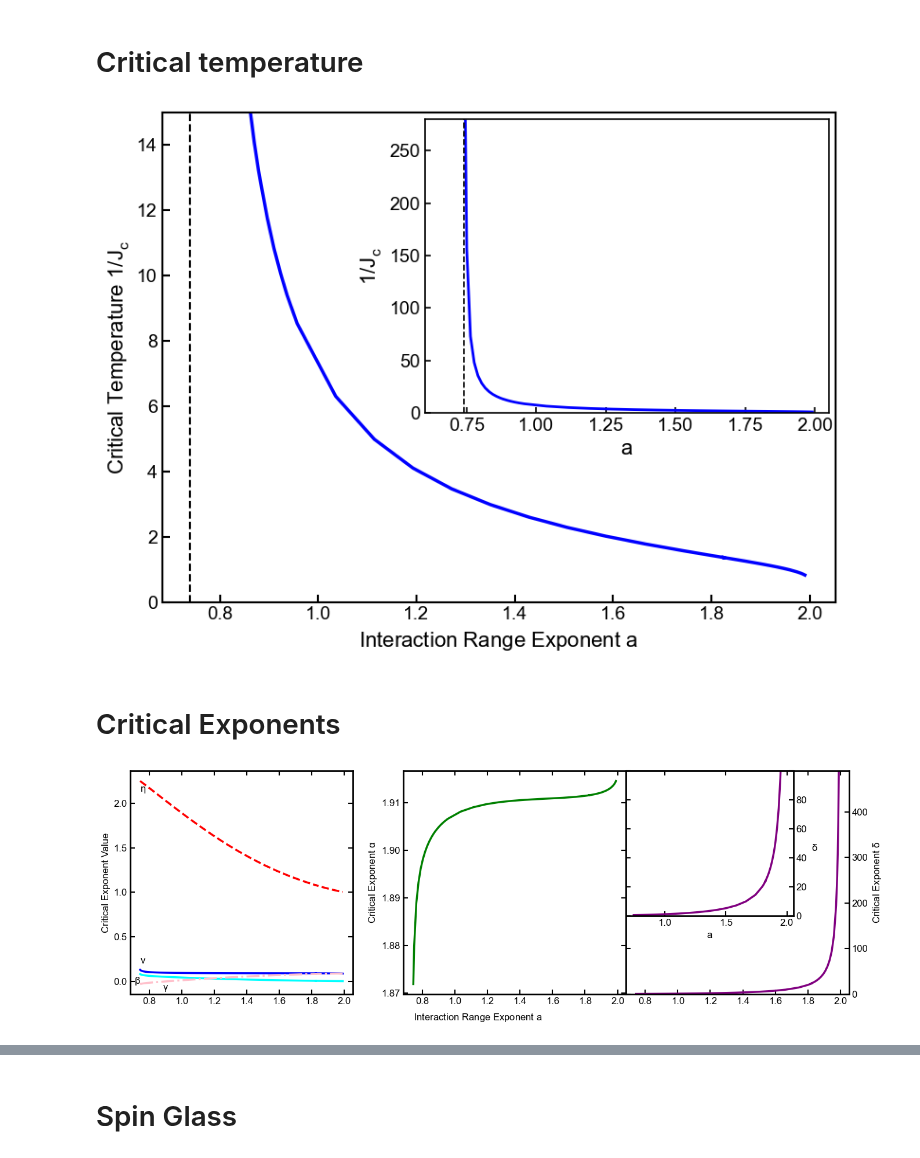
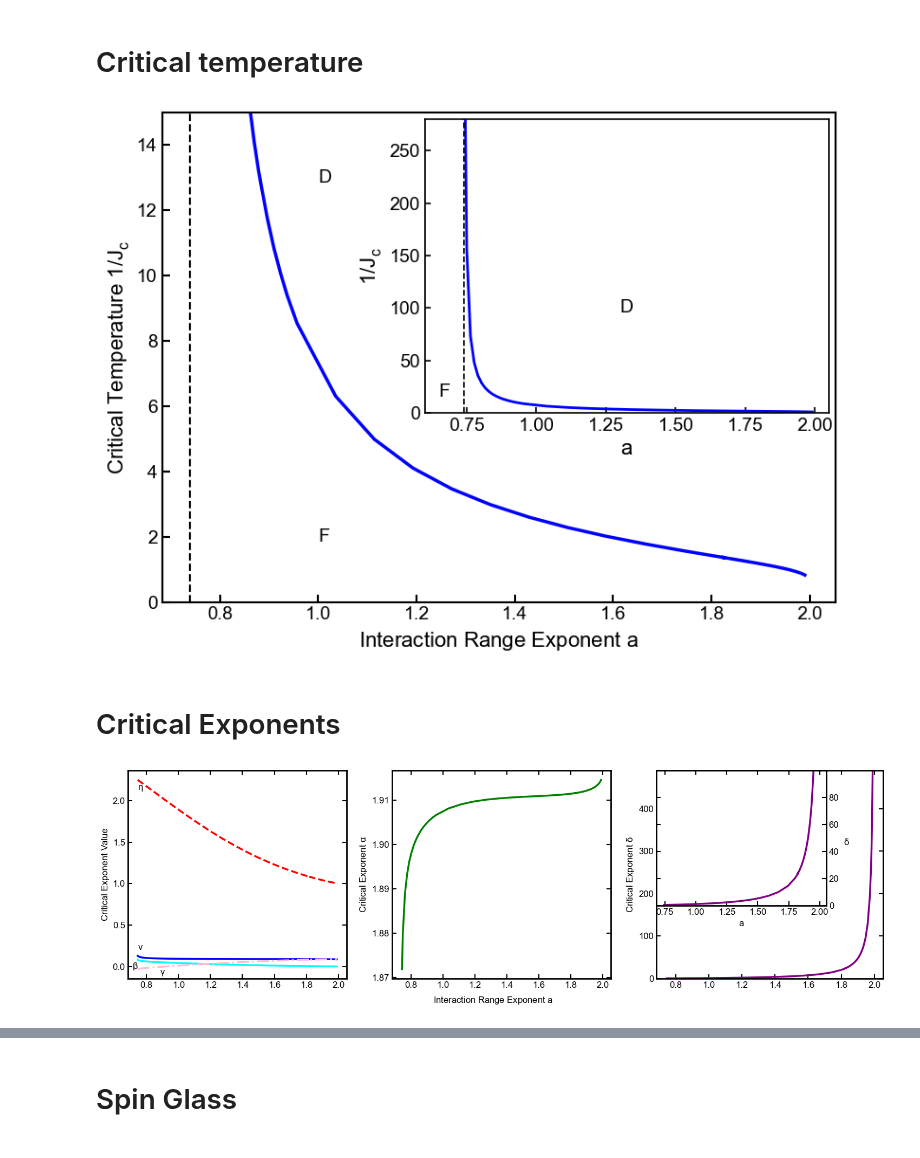
Before and after one commit to erbilcanartun/long-range-ising-chain, a Jupyter notebook: notebooks/plot_data.ipynb, the cells around one changed output, grey strips where cells are left out. Cells and saved outputs as stored; diff of their text form; code cells hidden in the pictures.

```diff
--- a/notebooks/plot_data.ipynb
+++ b/notebooks/plot_data.ipynb
@@ -11,9 +11,9 @@ sys.path.append(os.path.abspath(os.path.join(os.getcwd(), '..', 'lib')))
 from utils import load_exponents_csv
 
 # Load the saved exponents data
-loaded_data = load_exponents_csv(filename="../data/exponents.csv")
-if loaded_data:
-    n_values, Jcs, nus, alphas, etas, deltas = loaded_data
+loaded_data = load_exponents_csv(filename="../data/exponents_all.csv")
+n_values, Jcs, nus, alphas, etas, deltas, betas, gammas = loaded_data
+
 
 # Set up figure with two vertically stacked subplots, sharing x-axis
 plt.rcParams['text.usetex'] = False
@@ -45,14 +45,20 @@ ax_inset.tick_params(axis='both', which='major', labelsize=14, width=1.2, length
 for spine in ax_inset.spines.values():
     spine.set_linewidth(1.2)
 
+ax.text(1, 13, 'D', fontsize=14, color='k', ha='left', va='center')
+ax.text(1, 2, 'F', fontsize=14, color='k', ha='left', va='center')
+
+ax_inset.text(1.3, 100, 'D', fontsize=14, color='k', ha='left', va='center')
+ax_inset.text(.65, 20, 'F', fontsize=14, color='k', ha='left', va='center')
+
 # Adjust layout to prevent overlap
 fig.tight_layout()
 
 # Save and show the plot
-plt.savefig('../figures/critical_temperature.eps', bbox_inches='tight')
+plt.savefig('../figures/critical_temperature.png', bbox_inches='tight')
 plt.show()
 # %% [output]
-[figure, old version]
+[figure, new version]
 # %% [markdown]
 # Critical Exponents
 # %%
@@ -75,13 +81,13 @@ plt.rcParams['font.family'] = 'Arial'
 plt.rcParams.update({'mathtext.default': 'regular'})
 
 # Create figure with 3 panels side by side
-fig = plt.figure(figsize=(16, 5), dpi=100)
+fig = plt.figure(figsize=(18, 5), dpi=100)
 #gs = gridspec.GridSpec(1, 3, width_ratios=[1, 1, 1], wspace=0.1)
 gs = gridspec.GridSpec(1, 100, wspace=0.0)  # 100 columns for fine control
 
 # Left panel: nu and eta (spanning columns 0 to 30, leaving space)
 #ax1 = fig.add_subplot(gs[0])
-ax1 = fig.add_subplot(gs[0, 0:31])
+ax1 = fig.add_subplot(gs[0, 0:29])
 ax1.plot(n_values, nus, marker='', linestyle='-', linewidth=2.5, color='blue', label=r'$\nu$')
 ax1.plot(n_values, etas, marker='', linestyle='--', linewidth=2.5, color='red', label=r'$\eta$')
 ax1.plot(n_values, betas, marker='', linestyle='-', linewidth=2.5, color='cyan', label=r'$\beta$')
@@ -99,7 +105,7 @@ ax1.text(n_values[1]-0.04, betas[0]-.08, r'$\beta$', fontsize=12, color='k', ha=
 ax1.text(n_values[12], gammas[0]-.05, r'$\gamma$', fontsize=12, color='k', ha='left', va='center')
 
 # Middle panel: alpha (spanning columns 35 to 65, leaving gap from ax1)
-ax2 = fig.add_subplot(gs[0, 38:69])
+ax2 = fig.add_subplot(gs[0, 35:64])
 #ax2 = fig.add_subplot(gs[1])
 ax2.plot(n_values, alphas, marker='', linestyle='-', linewidth=2.5, color='green', label=r'$\alpha$')
 ax2.set_xlabel('Interaction Range Exponent a')
@@ -114,7 +120,7 @@ plt.setp(ax2.get_yticklabels(), visible=True)
 
 # Right panel: delta with inset (spanning columns 65 to 100, no gap from ax2)
 #ax3 = fig.add_subplot(gs[2])
-ax3 = fig.add_subplot(gs[0, 69:100])
+ax3 = fig.add_subplot(gs[0, 70:100])
 ax3.plot(n_values, deltas, marker='', linestyle='-', linewidth=2.5, color='purple', label=r'$\delta$')
 ax3.set_xlabel('Interaction Range Exponent a')
 ax3.set_ylabel(r'Critical Exponent $\delta$', fontsize=12)
@@ -123,40 +129,40 @@ ax3.set_ylabel(r'Critical Exponent $\delta$', fontsize=12)
 ax3.grid(False)
 ax3.set_ylim(0, 490)
 ax3.tick_params(axis='both', which='major', labelsize=12, width=1.5, length=6, direction='in',
-               bottom=True, top=True, left=True, right=True, labelleft=False, labelright=True)
-ax3.yaxis.set_label_position("right")
+               bottom=True, top=True, left=True, right=True, labelleft=True, labelright=False)
+#ax3.yaxis.set_label_position("right")
 plt.setp(ax3.get_yticklabels(), visible=True)
 #ax3.text(n_values[0], 20, r'$\delta$', fontsize=12, color='k', ha='left', va='center')
 
 # Inset for delta (plotted freely)
 inset_ax = ax3.inset_axes([0, 0.35, 0.75, 0.65])  # [x, y, width, height]
 inset_ax.plot(n_values, deltas, marker='', linestyle='-', linewidth=2.5, color='purple')
 inset_ax.set_xlabel('a', fontsize=12)
 inset_ax.set_ylabel(r'$\delta$', fontsize=12, rotation=0, labelpad=10)
 inset_ax.yaxis.set_label_position("right")
 inset_ax.grid(False)
 inset_ax.set_ylim(0, 100)
 inset_ax.set_yticks([0, 20, 40, 60, 80, 100])
 inset_ax.set_yticklabels(['0', '20', '40', '60', '80', ''])
 inset_ax.tick_params(axis='y', labelleft=False, labelright=True)
 inset_ax.tick_params(axis='both', which='major', labelsize=12, width=1.5, length=6, direction='in',
                     bottom=True, top=True, left=True, right=True, labelright=True)
 
 # Remove individual x-axis labels and add a single x-axis label
 ax1.set_xlabel('')
 ax2.set_xlabel('')
 ax3.set_xlabel('')
 fig.supxlabel('Interaction Range Exponent $a$', fontsize=12)
 
 # Adjust layout to minimize blank space
 #fig.tight_layout(pad=0.5, w_pad=0.0, h_pad=0.0)  # Tight layout with minimal padding
 #fig.subplots_adjust(bottom=0.15, top=0.95, left=0.05, right=0.95)  # Adjust margins
 
 # Save and display the plot
 #plt.savefig("../figures/exponents.png", bbox_inches='tight', pad_inches=0.05)
 plt.show()
 # %% [output]
-[figure, old version]
+[figure, new version]
 # %%
 import matplotlib.pyplot as plt
 import numpy as np
```
Also changed, not shown: parts of 1 cell of this notebook, 8 other files.
